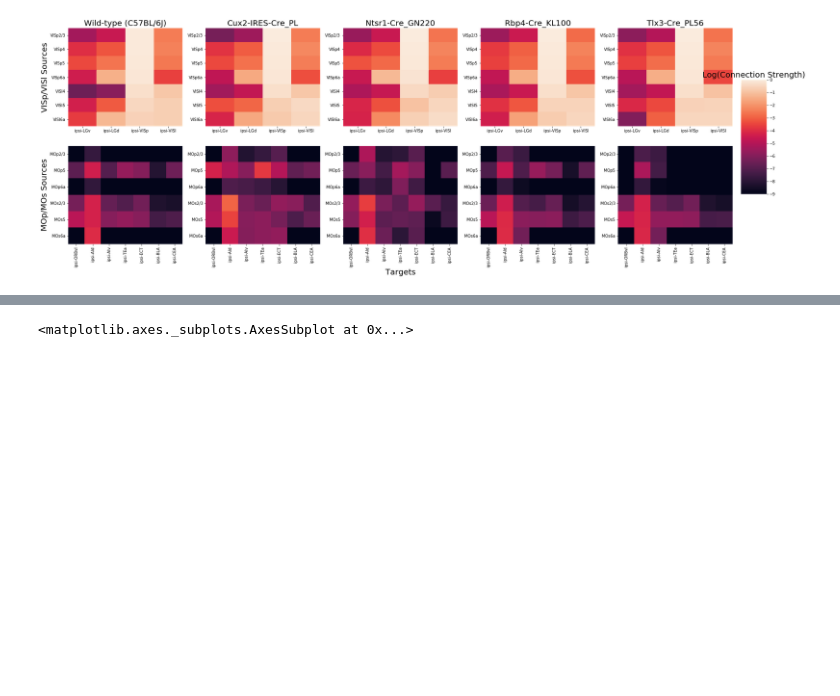
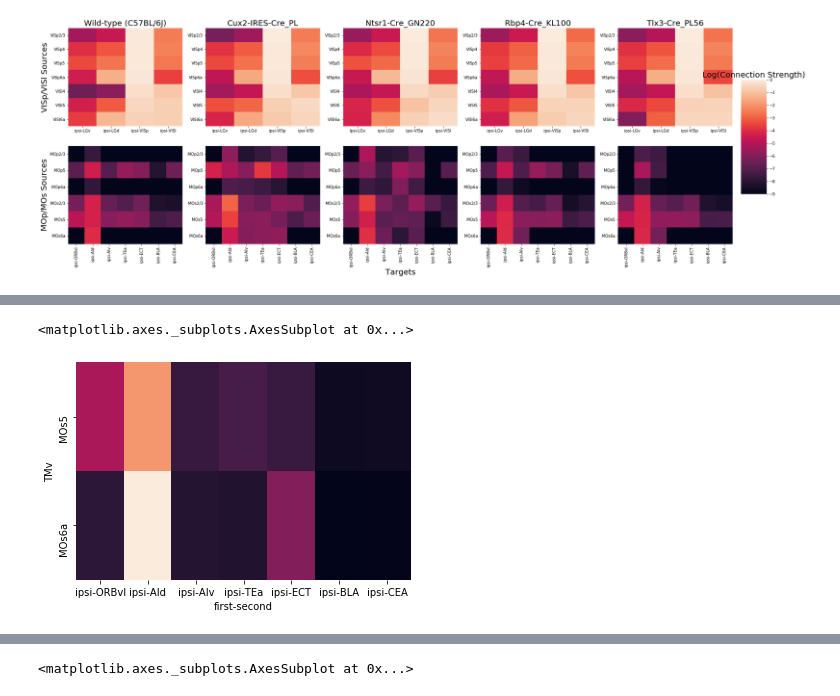
Before and after one commit to AllenInstitute/mouse_connectivity_models, a Jupyter notebook: analyses/paper/connectivitycreation/Figure3.ipynb, the cells around one changed output, grey strips where cells are left out. Drawn from its saved outputs; the diff is of its cells as text; code cells hidden in the pictures; blank space fills up the shorter version.

```diff
--- a/analyses/paper/connectivitycreation/Figure3.ipynb
+++ b/analyses/paper/connectivitycreation/Figure3.ipynb
@@ -132,0 +210,8 @@ wt_conn
+# %%
+source_reg = np.asarray(['MOs5', 'MOs6a' ])
+# %%
+%matplotlib inline
+sns.heatmap(wt_conn.loc[source_reg].loc[:,targ_reg], cbar = False)
+# %% [output]
+<matplotlib.axes._subplots.AxesSubplot at 0x...>
+[figure, added]
```
Also changed, not shown: parts of 9 cells of this notebook, 10 other files.
